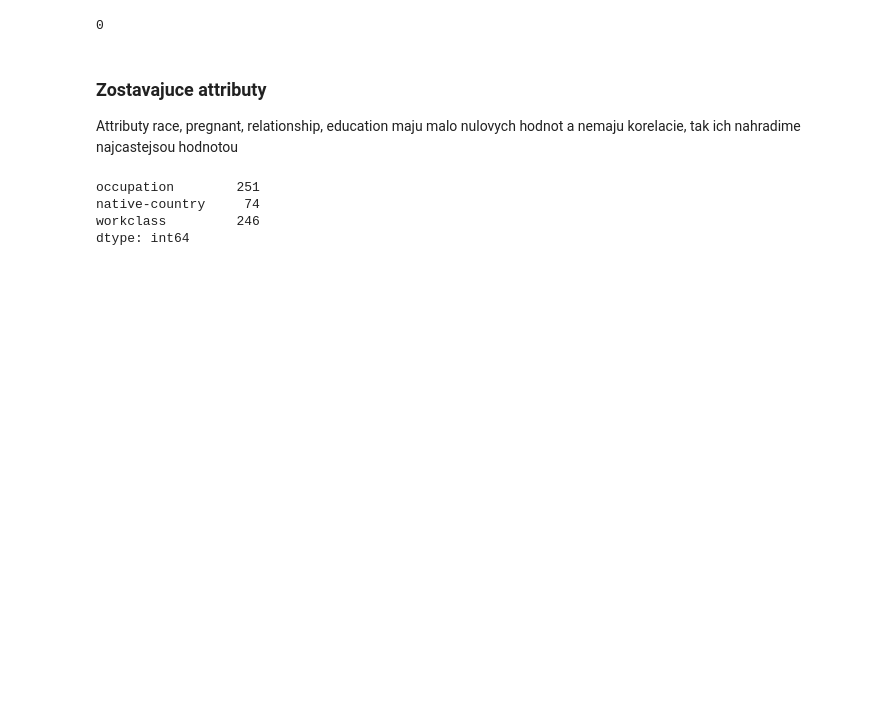
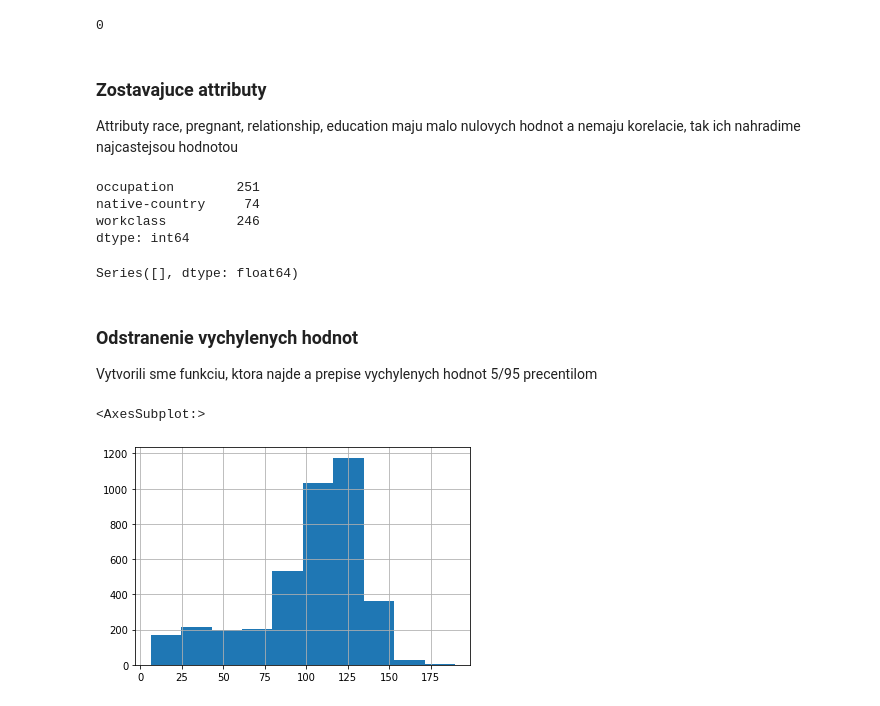
Before and after one commit to SzMatej/IAU_2020-2021, a Jupyter notebook: Project_phase_2.ipynb, the cells around one changed output. Drawn from its saved outputs; the diff is of its cells as text; code cells hidden in the pictures; blank space fills up the shorter version.

```diff
--- a/Project_phase_2.ipynb
+++ b/Project_phase_2.ipynb
@@ -868,3 +850,14 @@ occupation        251
 native-country     74
 workclass         246
 dtype: int64
+# %%
+data['occupation'] = data['occupation'].fillna(data.race.value_counts().idxmax)
+data['native-country'] = data['native-country'].fillna(data.race.value_counts().idxmax)
+data['workclass'] = data['workclass'].fillna(data.race.value_counts().idxmax)
+# %%
+data[data.columns[data.isnull().any()].tolist()].isnull().sum()
+# %% [output]
+Series([], dtype: float64)
+# %% [markdown]
+### Odstranenie vychylenych hodnot
+Vytvorili sme funkciu, ktora najde a prepise vychylenych hodnot 5/95 precentilom
@@ -870,0 +879,5 @@ dtype: int64
+# %%
+data['mean_glucose'].hist()
+# %% [output]
+<AxesSubplot:>
+[figure, added]
```
Also changed, not shown: parts of 18 cells of this notebook.
